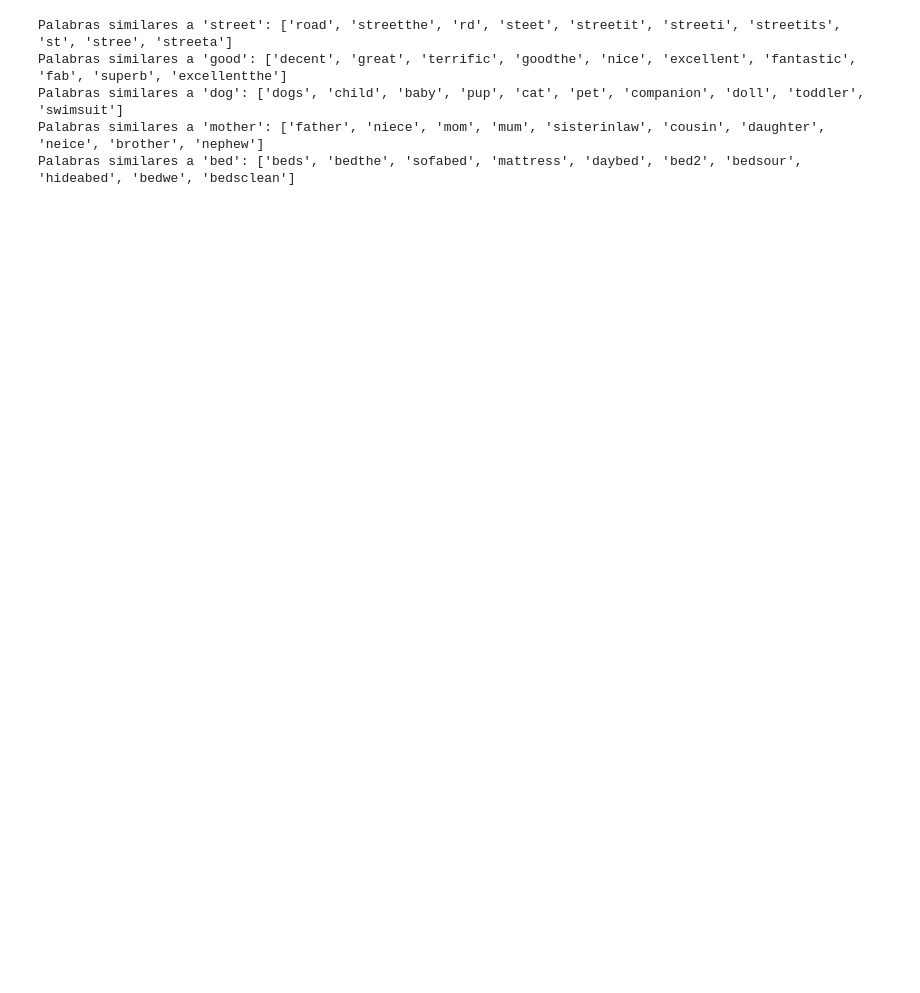
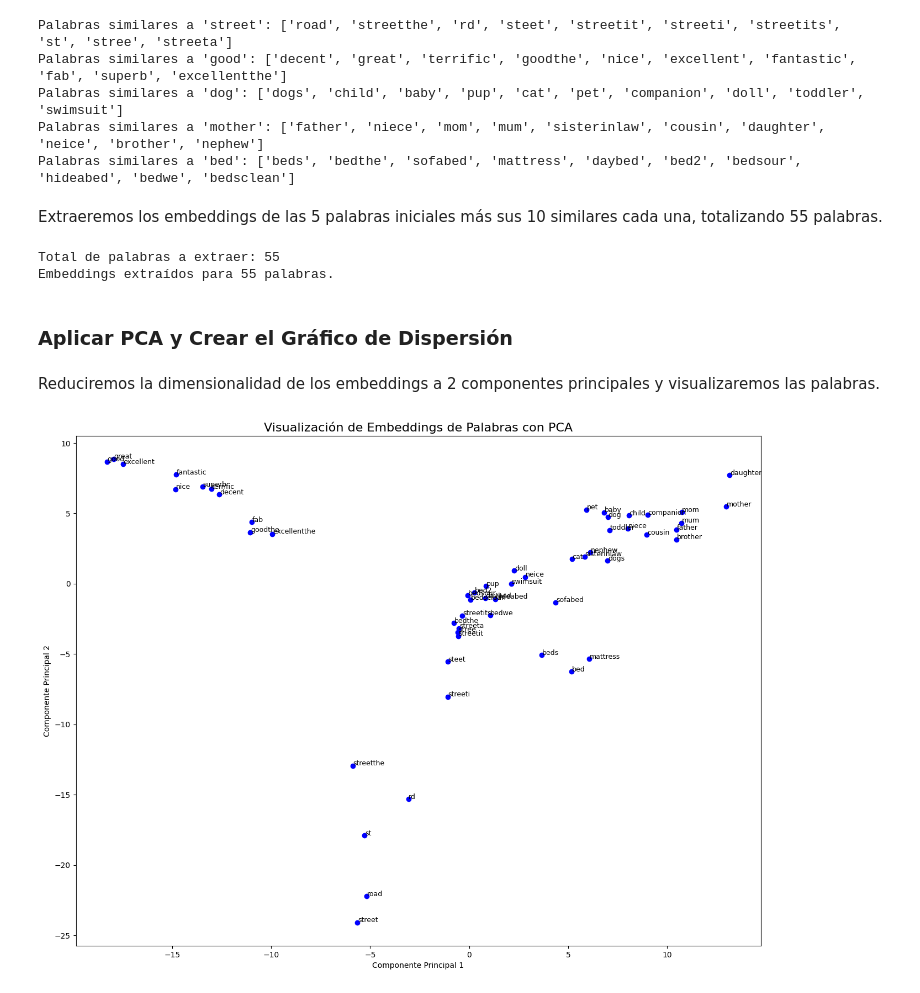
Before and after one commit to UVG-Works-Hub/word-embeddings, a Jupyter notebook: w2v_lab.ipynb, the cells around one changed output. Cells and saved outputs as stored; diff of their text form; code cells hidden in the pictures; blank space fills up the shorter version.

Commit message:
feat: pca and visualization

```diff
--- a/w2v_lab.ipynb
+++ b/w2v_lab.ipynb
@@ -100,3 +102,66 @@ Palabras similares a 'good': ['decent', 'great', 'terrific', 'goodthe', 'nice',
 Palabras similares a 'dog': ['dogs', 'child', 'baby', 'pup', 'cat', 'pet', 'companion', 'doll', 'toddler', 'swimsuit']
 Palabras similares a 'mother': ['father', 'niece', 'mom', 'mum', 'sisterinlaw', 'cousin', 'daughter', 'neice', 'brother', 'nephew']
 Palabras similares a 'bed': ['beds', 'bedthe', 'sofabed', 'mattress', 'daybed', 'bed2', 'bedsour', 'hideabed', 'bedwe', 'bedsclean']
+# %% [markdown]
+Extraeremos los embeddings de las 5 palabras iniciales más sus 10 similares cada una, totalizando 55 palabras.
+# %%
+# Extraer las 55 palabras
+words_to_extract = set(target_words)  # Incluir las palabras iniciales
+
+for word, similars in similar_words.items():
+    words_to_extract.update(similars)
+
+# Verificar la cantidad de palabras
+print(f"Total de palabras a extraer: {len(words_to_extract)}")
+
+# Extraer los embeddings
+word_embeddings = {}
+for word in words_to_extract:
+    if word in model.wv:
+        word_embeddings[word] = model.wv[word]
+    else:
+        print(f"La palabra '{word}' no se encuentra en el vocabulario.")
+
+print(f"Embeddings extraídos para {len(word_embeddings)} palabras.")
+# %% [output]
+Total de palabras a extraer: 55
+Embeddings extraídos para 55 palabras.
+# %% [markdown]
+### Aplicar PCA y Crear el Gráfico de Dispersión
+# %% [markdown]
+Reduciremos la dimensionalidad de los embeddings a 2 componentes principales y visualizaremos las palabras.
+# %%
+# Convertir los embeddings a una lista
+embeddings = list(word_embeddings.values())
+labels = list(word_embeddings.keys())
+
+# Aplicar PCA
+pca = PCA(n_components=2)
+pca_result = pca.fit_transform(embeddings)
+
+# Crear un DataFrame para facilitar la visualización
+df_pca = pd.DataFrame({
+    'word': labels,
+    'x': pca_result[:,0],
+    'y': pca_result[:,1]
+})
+
+# Configurar el tamaño del gráfico
+plt.figure(figsize=(16, 12))
+
+# Crear el gráfico de dispersión
+plt.scatter(df_pca['x'], df_pca['y'], color='blue')
+
+# Añadir etiquetas a cada punto
+for i, row in df_pca.iterrows():
+    plt.text(row['x']+0.02, row['y']+0.02, row['word'], fontsize=9)
+
+# Título y etiquetas
+plt.title('Visualización de Embeddings de Palabras con PCA', fontsize=16)
+plt.xlabel('Componente Principal 1')
+plt.ylabel('Componente Principal 2')
+
+# Mostrar el gráfico
+plt.show()
+# %% [output]
+[figure, added]
```
Also changed, not shown: parts of 1 cell of this notebook.
